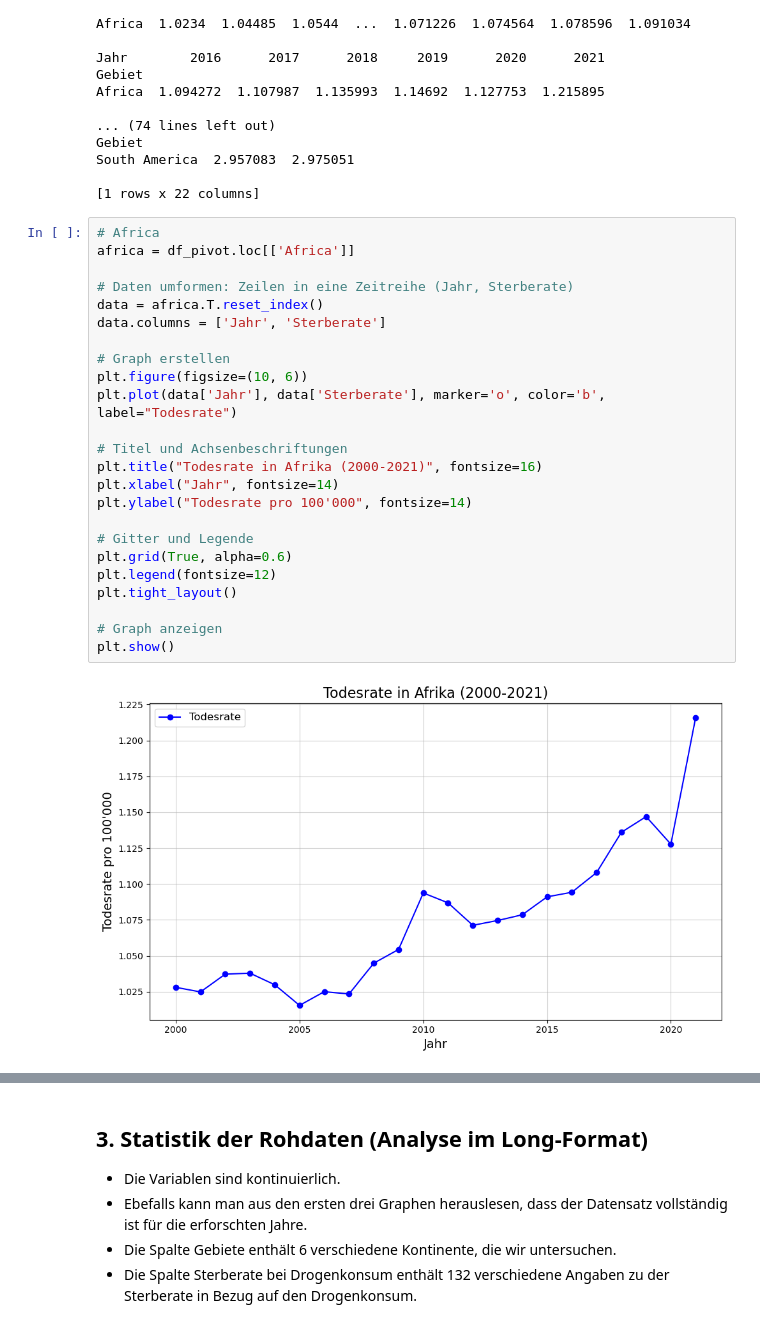
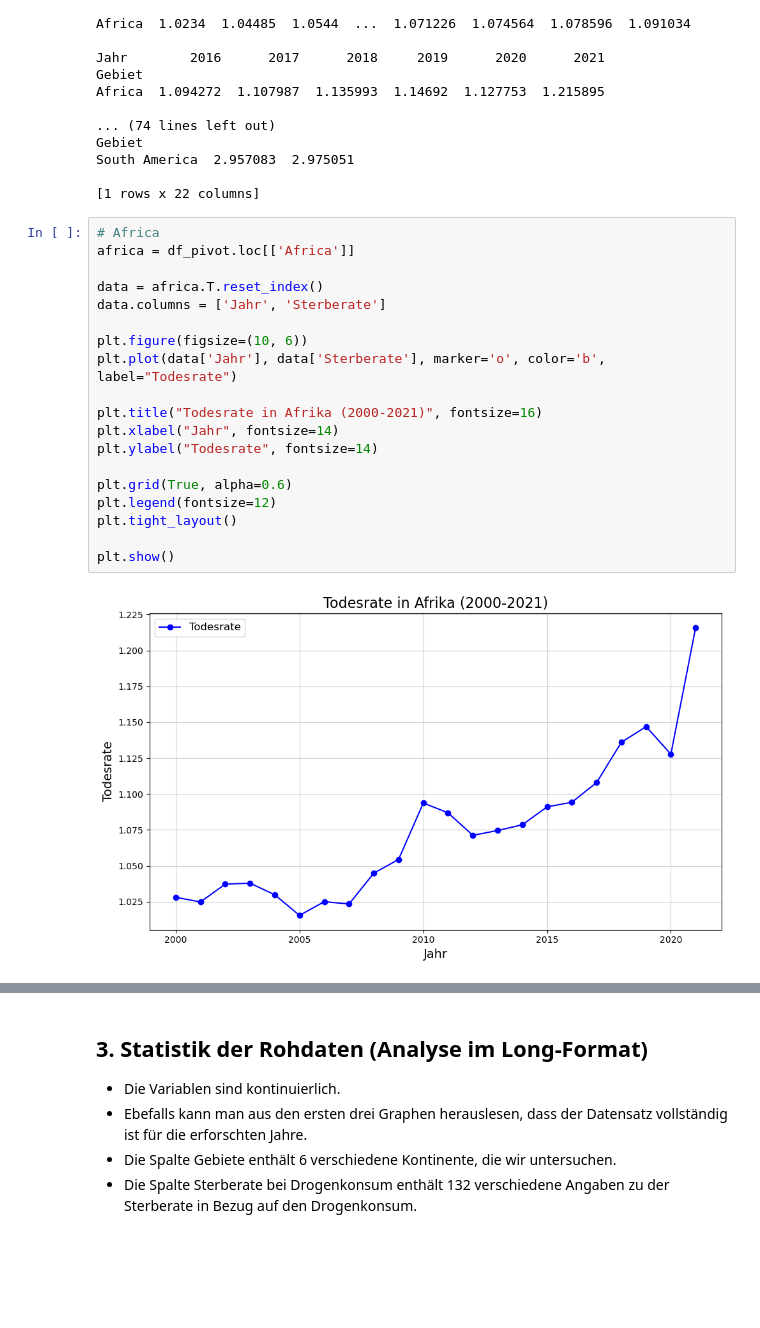
Before and after one commit to Joyce-ops/BMLD-LN2-Carmen-Mcqulat-Joyce, a Jupyter notebook: Leistungsnachweis 2.ipynb, the cells around one changed output, grey strips where cells are left out. Saved outputs shown, nothing was run; the diff lists cells and outputs as text; blank space fills up the shorter version.

```diff
--- a/Leistungsnachweis 2.ipynb
+++ b/Leistungsnachweis 2.ipynb
@@ -154,29 +154,24 @@ South America  2.957083  2.975051
 # %%
 # Africa
 africa = df_pivot.loc[['Africa']]
 
-# Daten umformen: Zeilen in eine Zeitreihe (Jahr, Sterberate)
 data = africa.T.reset_index()
 data.columns = ['Jahr', 'Sterberate']
 
-# Graph erstellen
 plt.figure(figsize=(10, 6))
 plt.plot(data['Jahr'], data['Sterberate'], marker='o', color='b', label="Todesrate")
 
-# Titel und Achsenbeschriftungen
 plt.title("Todesrate in Afrika (2000-2021)", fontsize=16)
 plt.xlabel("Jahr", fontsize=14)
-plt.ylabel("Todesrate pro 100'000", fontsize=14)
+plt.ylabel("Todesrate", fontsize=14)
 
-# Gitter und Legende
 plt.grid(True, alpha=0.6)
 plt.legend(fontsize=12)
 plt.tight_layout()
 
-# Graph anzeigen
 plt.show()
 # %% [output]
-[figure, old version]
+[figure, new version]
 # %%
 #Asia
 asia = df_pivot.loc[['Asia']]
```
Also changed, not shown: parts of 8 cells of this notebook.
